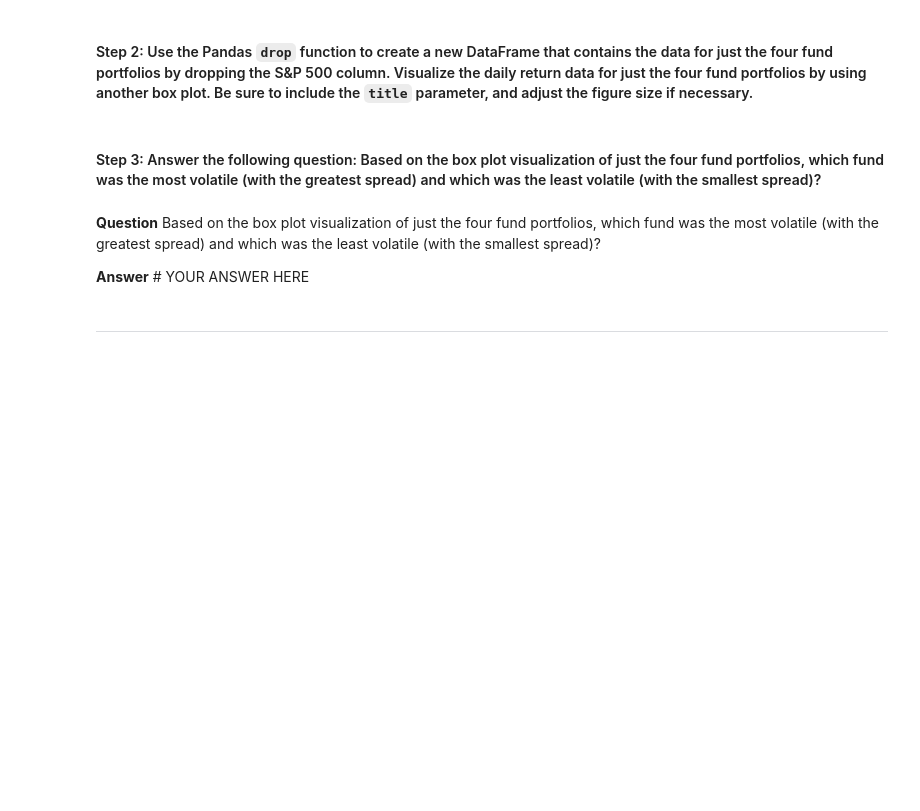
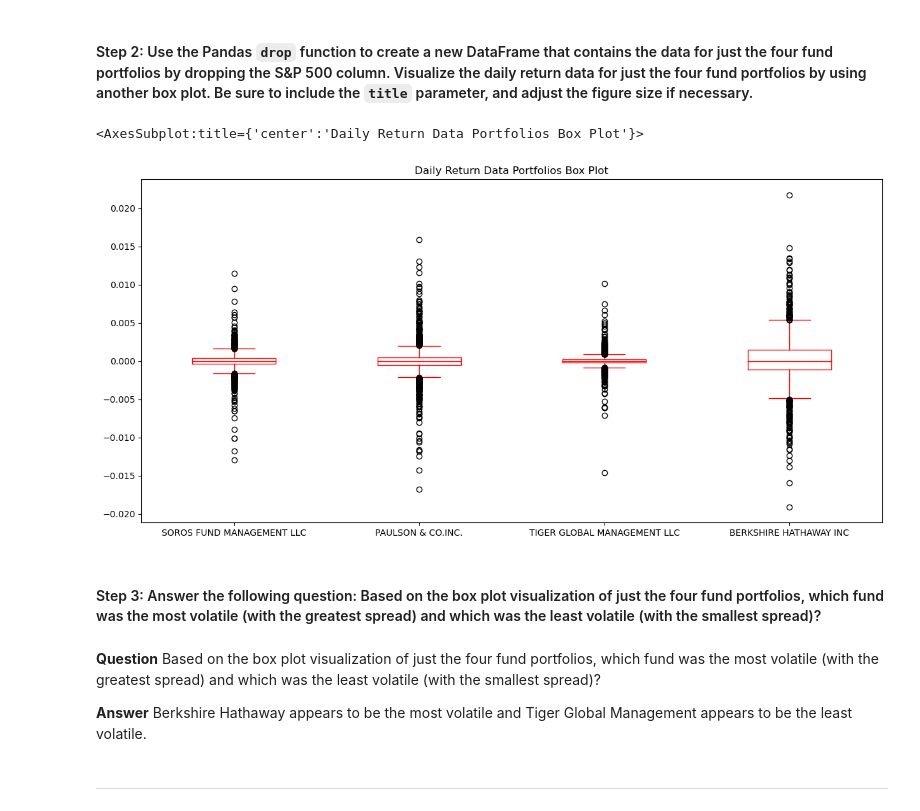
Before and after one commit to 12jasteiner/Module_4_Whale_Analysis, a Jupyter notebook: risk_return_analysis.ipynb, the cells around one changed output. Cells and saved outputs as stored; diff of their text form; code cells hidden in the pictures; blank space fills up the shorter version.

```diff
--- a/risk_return_analysis.ipynb
+++ b/risk_return_analysis.ipynb
@@ -208,14 +214,18 @@ Analyze the volatility of each of the four fund portfolios and of the S&P 500 In
 # %%
 # Create a new DataFrame containing only the 4 fund portfolios by dropping the S&P 500 column from the DataFrame
 # Create box plots to reflect the return data for only the 4 fund portfolios
 # Include a title parameter and adjust the figure size
-# YOUR CODE HERE
+daily_returns_portfolios_df=daily_returns_df.drop(columns=["S&P 500"])
+daily_returns_portfolios_df.plot(kind="box", legend=True, figsize=(15, 7), title = "Daily Return Data Portfolios Box Plot", color="red")
+# %% [output]
+<AxesSubplot:title={'center':'Daily Return Data Portfolios Box Plot'}>
+[figure, added]
 # %% [markdown]
 #### Step 3: Answer the following question: Based on the box plot visualization of just the four fund portfolios, which fund was the most volatile (with the greatest spread) and which was the least volatile (with the smallest spread)?
 # %% [markdown]
 **Question** Based on the box plot visualization of just the four fund portfolios, which fund was the most volatile (with the greatest spread) and which was the least volatile (with the smallest spread)?
 
-**Answer** # YOUR ANSWER HERE
+**Answer** Berkshire Hathaway appears to be the most volatile and Tiger Global Management appears to be the least volatile.
 # %% [markdown]
 ---
 # %% [markdown]
```
Also changed, not shown: parts of 3 cells of this notebook.
